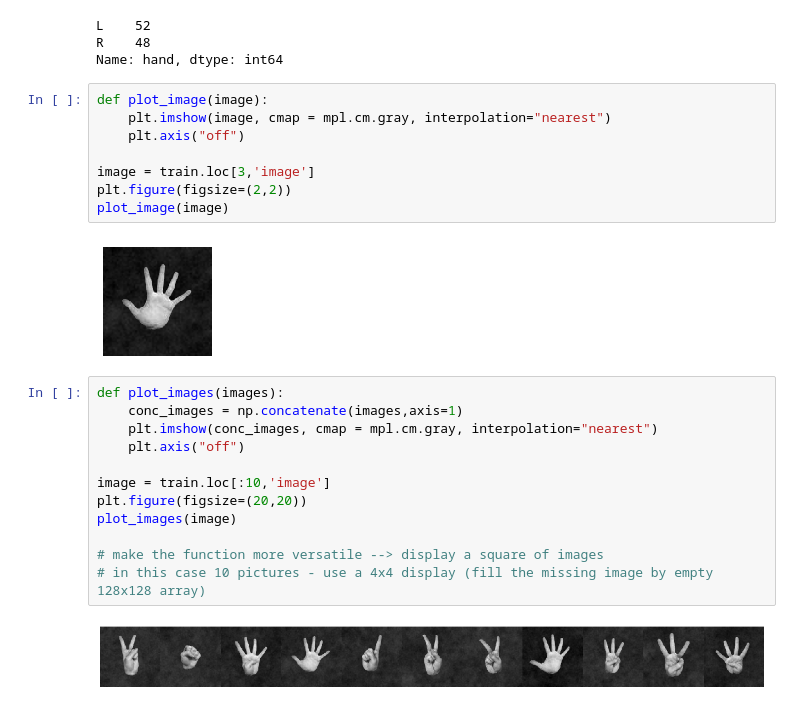
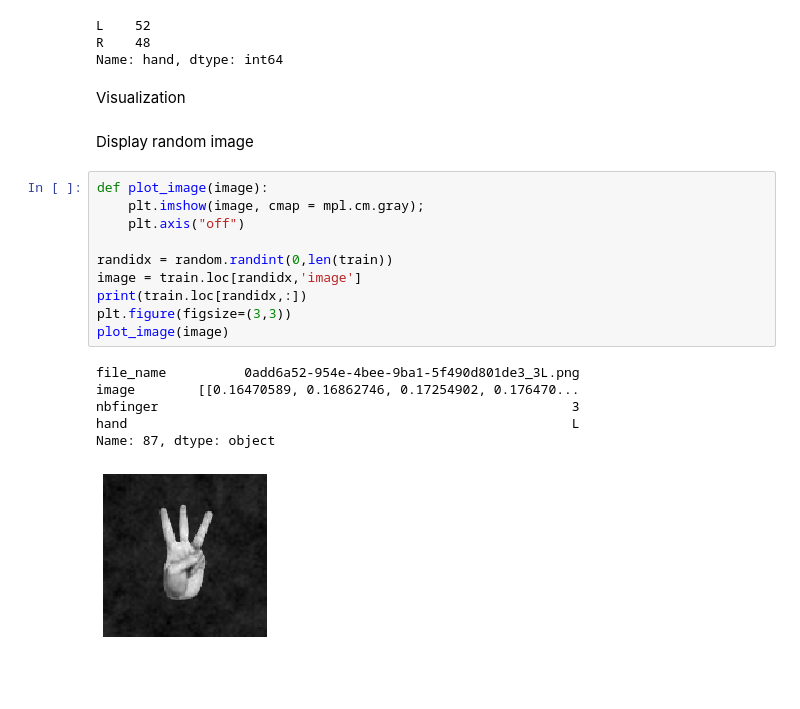
Before and after one commit to rezar12/DataScience_and_ANN, a Jupyter notebook: finger_reko/finger_recognition.ipynb, the cells around one changed output. Saved outputs shown, nothing was run; the diff lists cells and outputs as text; blank space fills up the shorter version.

```diff
--- a/finger_reko/finger_recognition.ipynb
+++ b/finger_reko/finger_recognition.ipynb
@@ -57,27 +60,24 @@ train['hand'].value_counts()
 L    52
 R    48
 Name: hand, dtype: int64
+# %% [markdown]
+Visualization
+# %% [markdown]
+Display random image
 # %%
 def plot_image(image):
-    plt.imshow(image, cmap = mpl.cm.gray, interpolation="nearest")
+    plt.imshow(image, cmap = mpl.cm.gray);
     plt.axis("off")
 
-image = train.loc[3,'image']
-plt.figure(figsize=(2,2))
+randidx = random.randint(0,len(train))
+image = train.loc[randidx,'image']
+print(train.loc[randidx,:])
+plt.figure(figsize=(3,3))
 plot_image(image)
 # %% [output]
+file_name          0add6a52-954e-4bee-9ba1-5f490d801de3_3L.png
+image        [[0.16470589, 0.16862746, 0.17254902, 0.176470...
+nbfinger                                                     3
+hand                                                         L
+Name: 87, dtype: object
-[figure, old version]
+[figure, new version]
-# %%
-def plot_images(images):
-    conc_images = np.concatenate(images,axis=1)
-    plt.imshow(conc_images, cmap = mpl.cm.gray, interpolation="nearest")
-    plt.axis("off")
-
-image = train.loc[:10,'image']
-plt.figure(figsize=(20,20))
-plot_images(image)
-
-# make the function more versatile --> display a square of images
-# in this case 10 pictures - use a 4x4 display (fill the missing image by empty 128x128 array)
-# %% [output]
-[figure, removed]
```
Also changed, not shown: parts of 4 cells of this notebook.
